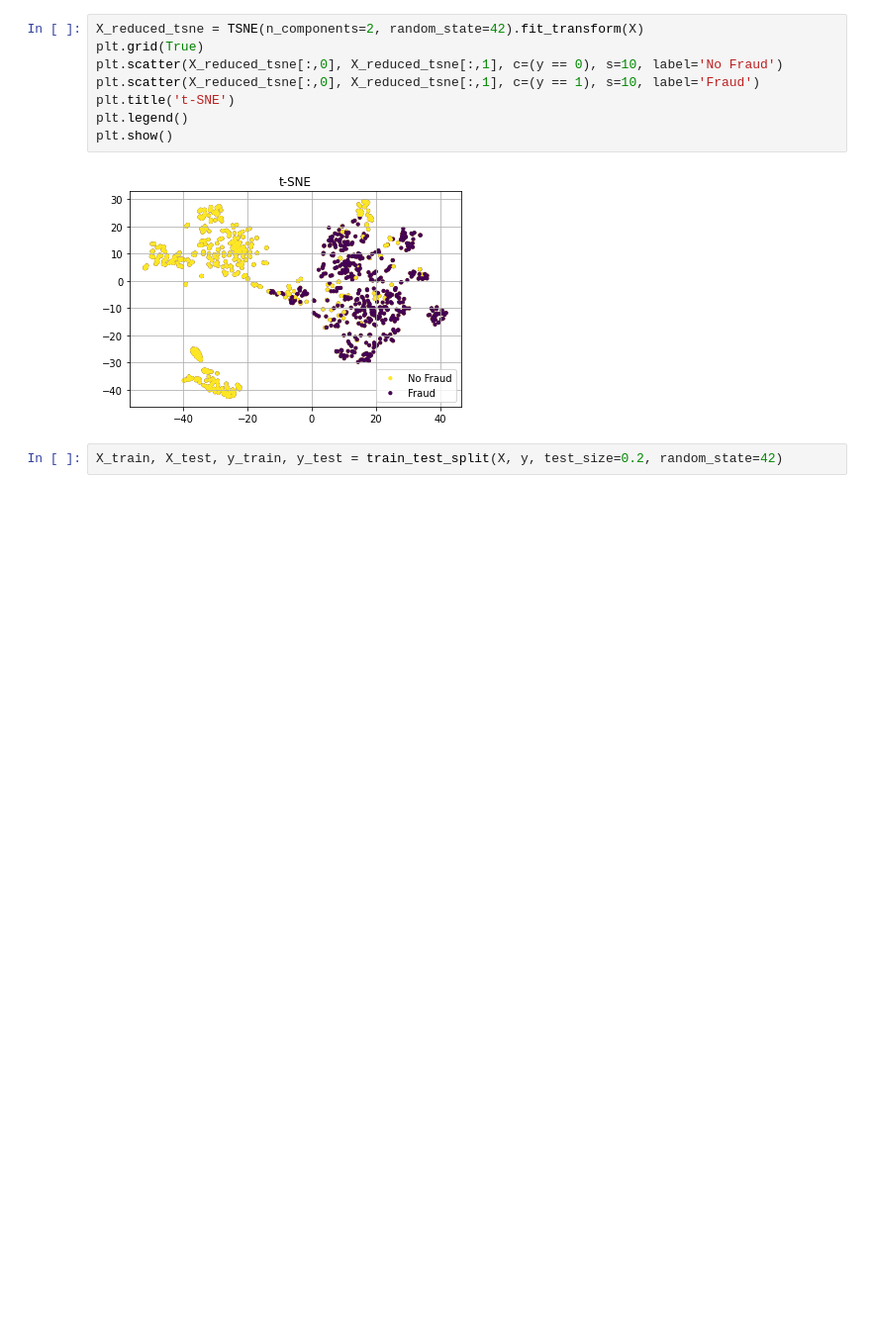
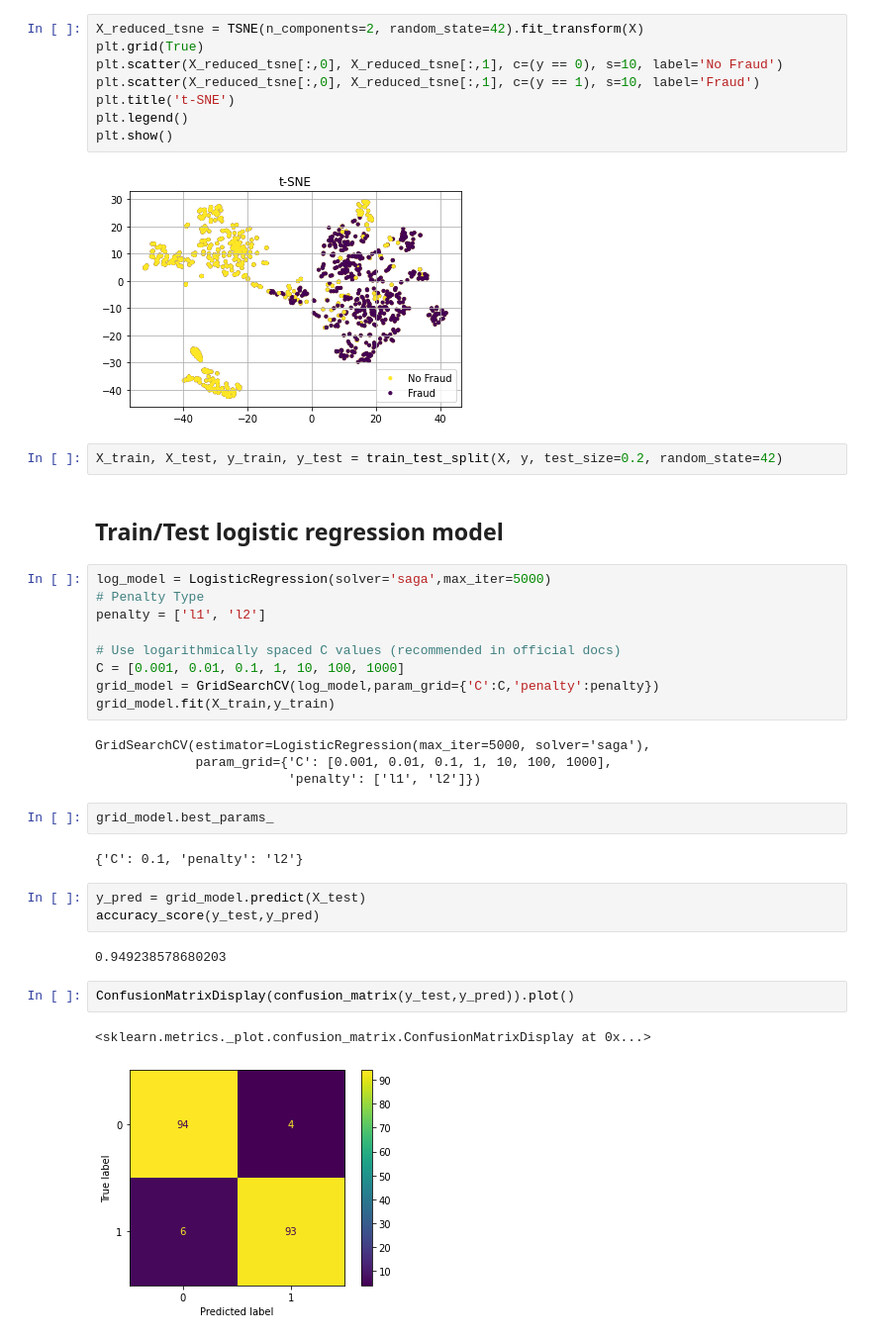
Before and after one commit to Lychee-acaca/SEP785_Project, a Jupyter notebook: sep785_project.ipynb, the cells around one changed output. Shown at 99% size. Drawn from its saved outputs; the diff is of its cells as text; blank space fills up the shorter version.

Commit message:
add logistic regression model

```diff
--- a/sep785_project.ipynb
+++ b/sep785_project.ipynb
@@ -162,3 +163,32 @@ plt.show()
 [figure]
 # %%
 X_train, X_test, y_train, y_test = train_test_split(X, y, test_size=0.2, random_state=42)
+# %% [markdown]
+## Train/Test logistic regression model
+# %%
+log_model = LogisticRegression(solver='saga',max_iter=5000)
+# Penalty Type
+penalty = ['l1', 'l2']
+
+# Use logarithmically spaced C values (recommended in official docs)
+C = [0.001, 0.01, 0.1, 1, 10, 100, 1000]
+grid_model = GridSearchCV(log_model,param_grid={'C':C,'penalty':penalty})
+grid_model.fit(X_train,y_train)
+# %% [output]
+GridSearchCV(estimator=LogisticRegression(max_iter=5000, solver='saga'),
+             param_grid={'C': [0.001, 0.01, 0.1, 1, 10, 100, 1000],
+                         'penalty': ['l1', 'l2']})
+# %%
+grid_model.best_params_
+# %% [output]
+{'C': 0.1, 'penalty': 'l2'}
+# %%
+y_pred = grid_model.predict(X_test)
+accuracy_score(y_test,y_pred)
+# %% [output]
+0.949238578680203
+# %%
+ConfusionMatrixDisplay(confusion_matrix(y_test,y_pred)).plot()
+# %% [output]
+<sklearn.metrics._plot.confusion_matrix.ConfusionMatrixDisplay at 0x...>
+[figure, added]
```
Also changed, not shown: parts of 4 cells of this notebook.
